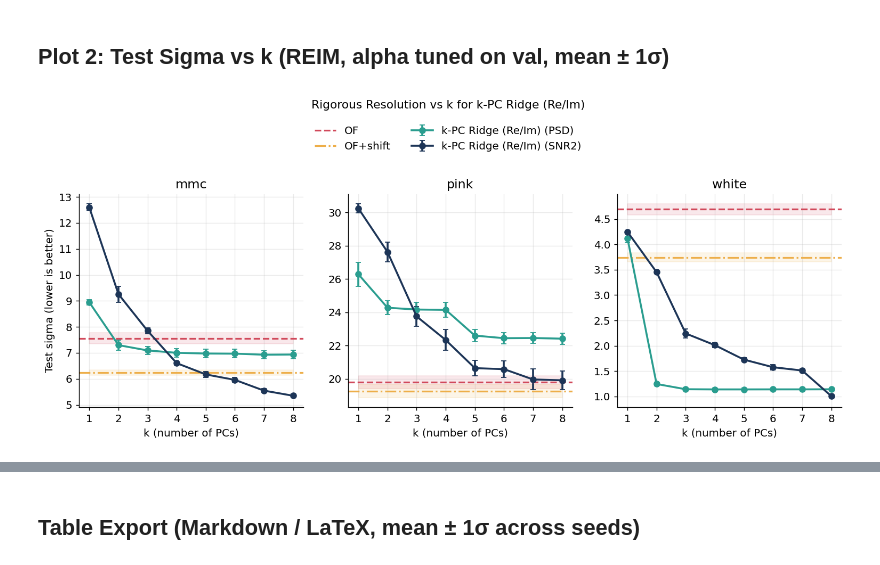
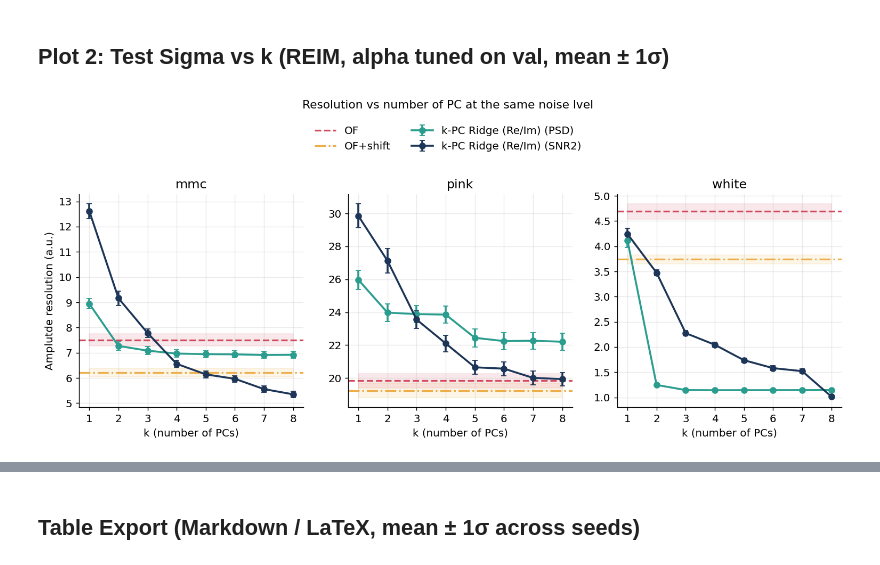
Before and after one commit to dowlingwong/DELight_mtr, a Jupyter notebook: PCA_dev/wk5/reim_visualization_real_models_rigorous.ipynb, the cells around one changed output, grey strips where cells are left out. Cells and saved outputs as stored; diff of their text form; code cells hidden in the pictures.

```diff
--- a/PCA_dev/wk5/reim_visualization_real_models_rigorous.ipynb
+++ b/PCA_dev/wk5/reim_visualization_real_models_rigorous.ipynb
@@ -52,7 +52,7 @@ except Exception as exc:
 # OF backend choice:
 # - 'safe': robust fallback implementation (default; avoids native ctor crash in this runtime)
 # - 'native': use reusable/OptimumFilter.py class directly
-OF_BACKEND = 'safe'
+OF_BACKEND = 'native'
 
 FIG_DIR = repo / 'wk5' / 'figures' / 'reim_viz_real_models_rigorous'
 FIG_DIR.mkdir(parents=True, exist_ok=True)
@@ -64,7 +64,7 @@ FS = 3906250.0
 TRAIN_FRAC = 0.50
 VAL_FRAC = 0.20
 TEST_FRAC = 0.30
-SEEDS = [0, 1, 2, 3, 4]
+SEEDS = list(range(20))
 
 # dataset usage controls
 USE_FULL_DATASET = True   # if True, expand baked model paths to all matching batches in the same folder
@@ -1046,33 +1046,33 @@ for ax, noise in zip(axes, ['mmc', 'pink', 'white']):
             color=COLORS[wlabel],
             label=f'{METHOD_REIM} ({wlabel})',
         )
 
     q_of = df_methods[(df_methods['noise_type'] == noise) & (df_methods['method'] == METHOD_OF)]
     q_ofs = df_methods[(df_methods['noise_type'] == noise) & (df_methods['method'] == METHOD_OF_SHIFT)]
 
     if len(q_of):
         m = float(q_of['sigma_mean'].iloc[0])
         s = float(q_of['sigma_std'].iloc[0])
         ax.axhline(m, color=COLORS[METHOD_OF], linestyle='--', linewidth=1.8, label=METHOD_OF)
         ax.fill_between([min(k_vals), max(k_vals)], m - s, m + s, color=COLORS[METHOD_OF], alpha=0.12)
 
     if len(q_ofs):
         m = float(q_ofs['sigma_mean'].iloc[0])
         s = float(q_ofs['sigma_std'].iloc[0])
         ax.axhline(m, color=COLORS[METHOD_OF_SHIFT], linestyle='-.', linewidth=1.8, label=METHOD_OF_SHIFT)
         ax.fill_between([min(k_vals), max(k_vals)], m - s, m + s, color=COLORS[METHOD_OF_SHIFT], alpha=0.12)
 
     ax.set_title(noise)
     ax.set_xlabel('k (number of PCs)')
     ax.set_xticks(k_vals)
     ax.grid(alpha=0.25)
 
-axes[0].set_ylabel('Test sigma (lower is better)')
+axes[0].set_ylabel('Amplutde resolution (a.u.)')
 handles, labels = axes[0].get_legend_handles_labels()
 fig.legend(handles, labels, ncol=2, loc='upper center', frameon=False, bbox_to_anchor=(0.5, 1.16))
-fig.suptitle('Rigorous Resolution vs k for k-PC Ridge (Re/Im)', y=1.22, fontsize=12)
+fig.suptitle('Resolution vs number of PC at the same noise lvel', y=1.22, fontsize=12)
 
 fig.savefig(FIG_DIR / 'rigorous_sigma_vs_k_reim.png', dpi=300)
 plt.show()
 # %% [output]
-[figure, old version]
+[figure, new version]
```
Also changed, not shown: parts of 7 cells of this notebook, 44 other files.
